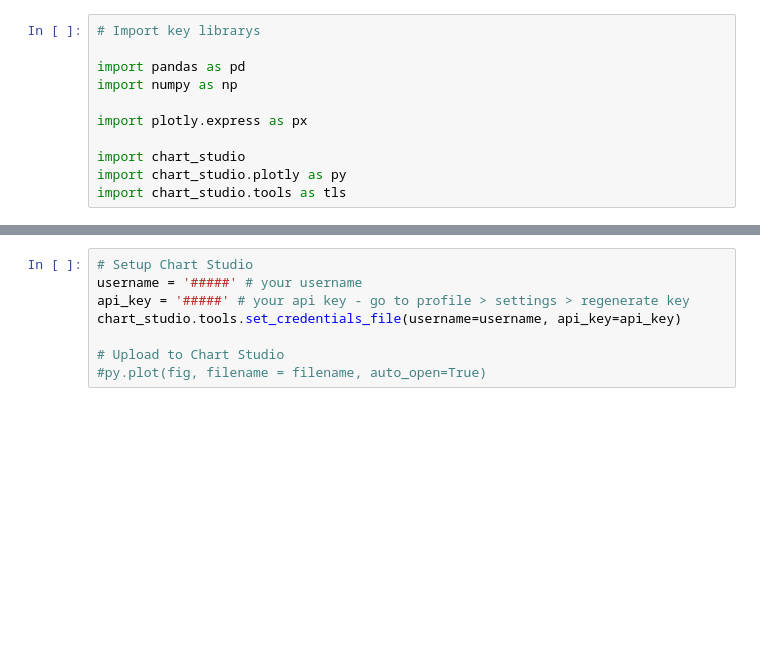
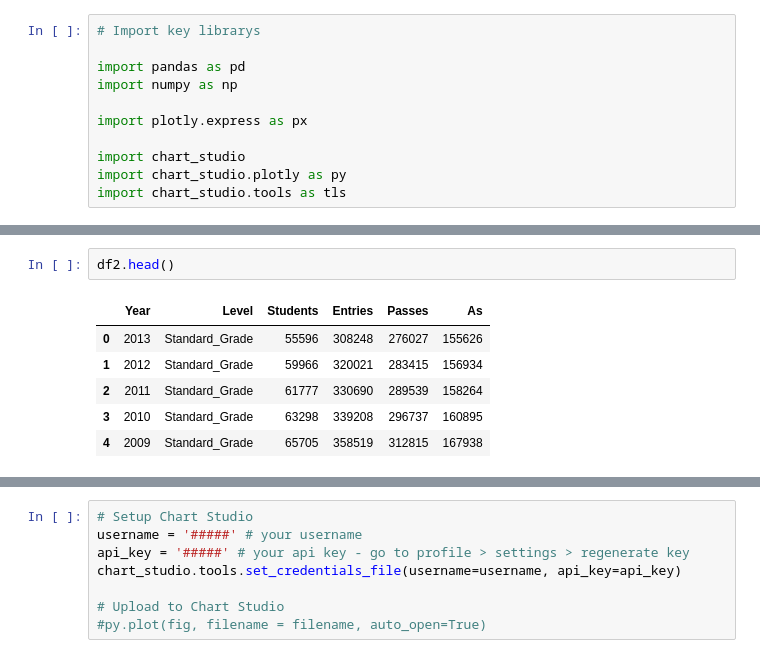
Before and after one commit to mrcrookes/sqa_joiner, a Jupyter notebook: sqa_students.ipynb, the cells around one changed output, grey strips where cells are left out. Cells and saved outputs as stored; diff of their text form; blank space fills up the shorter version.

```diff
--- a/sqa_students.ipynb
+++ b/sqa_students.ipynb
@@ -169 +195,10 @@ for level in levels:
+# %%
+df2.head()
+# %% [output]
+|  | Year | Level | Students | Entries | Passes | As |
+| 0 | 2013 | Standard_Grade | 55596 | 308248 | 276027 | 155626 |
+| 1 | 2012 | Standard_Grade | 59966 | 320021 | 283415 | 156934 |
+| 2 | 2011 | Standard_Grade | 61777 | 330690 | 289539 | 158264 |
+| 3 | 2010 | Standard_Grade | 63298 | 339208 | 296737 | 160895 |
+| 4 | 2009 | Standard_Grade | 65705 | 358519 | 312815 | 167938 |
 # %%
```
Also changed, not shown: parts of 11 cells of this notebook, 1 other file.
